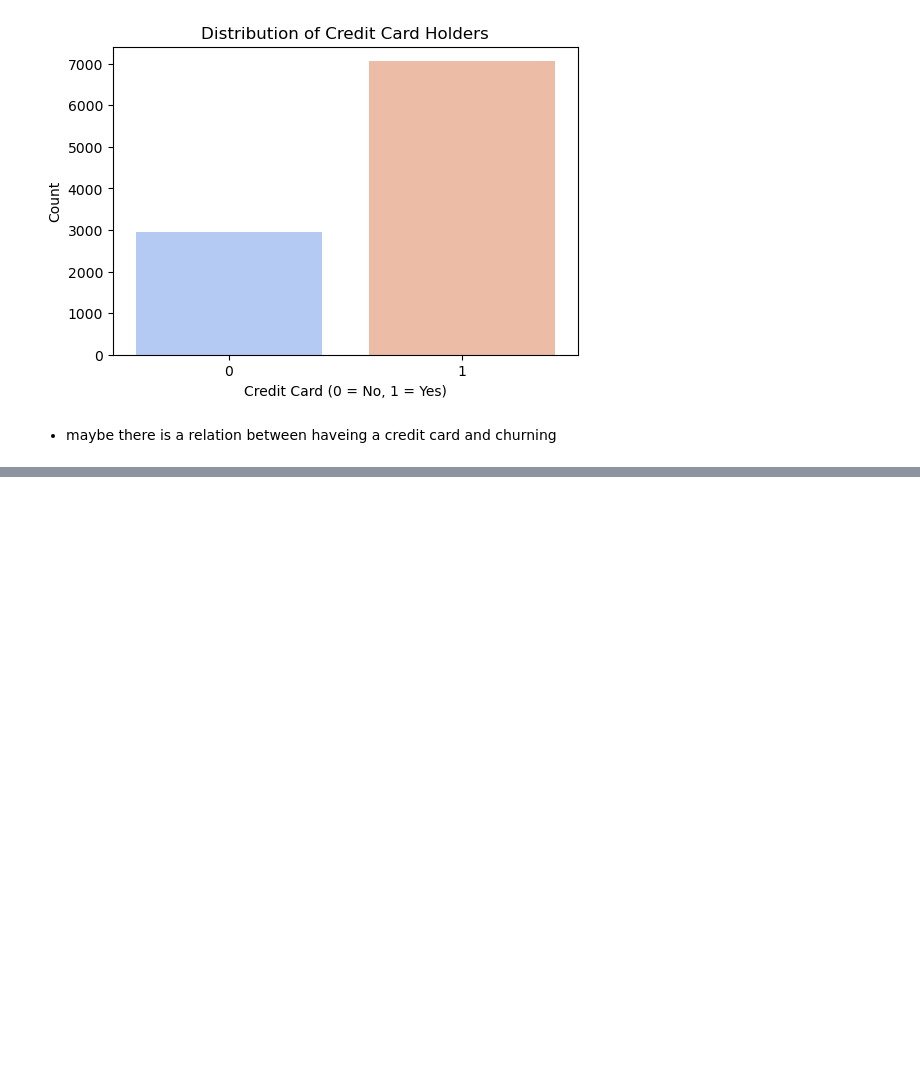
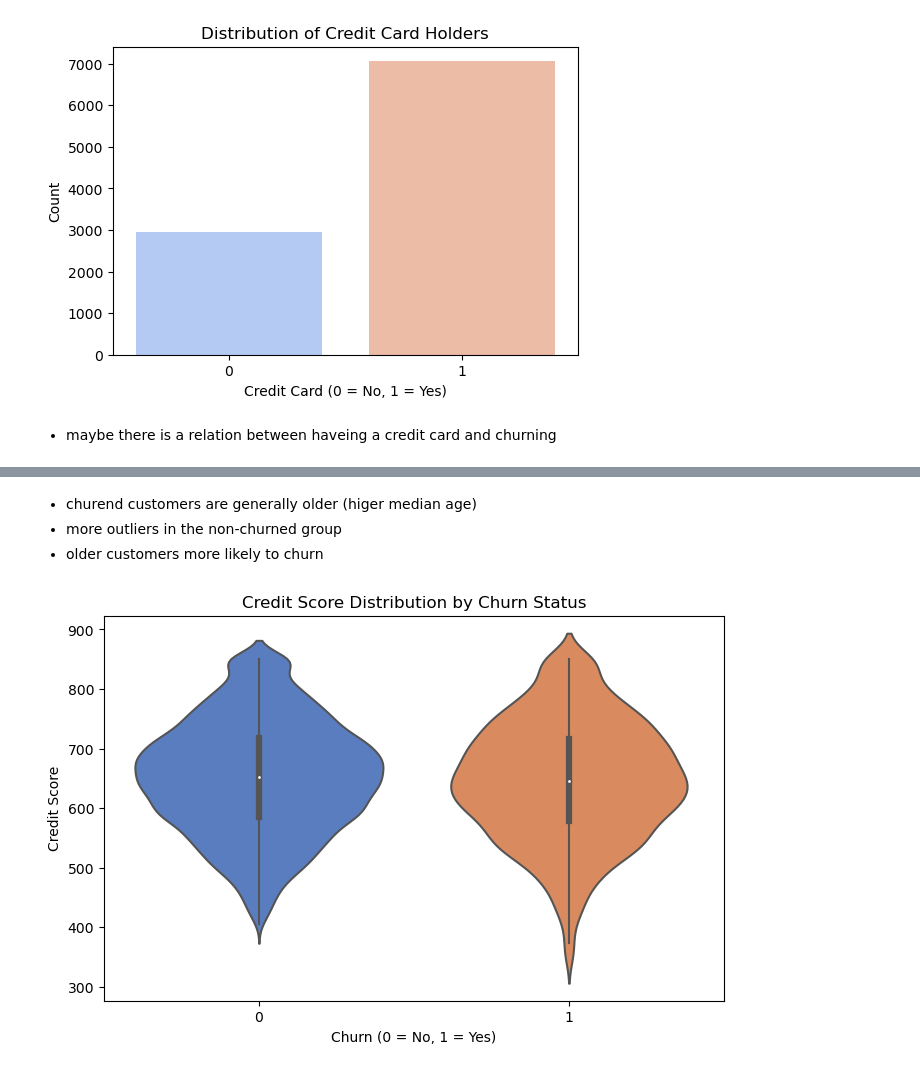
Before and after one commit to ejarazi2004/customer-churn-prediction, a Jupyter notebook: notebooks/01_exploratory_data_analysis.ipynb, the cells around one changed output, grey strips where cells are left out. Drawn from its saved outputs; the diff is of its cells as text; code cells hidden in the pictures; blank space fills up the shorter version.

```diff
--- a/notebooks/01_exploratory_data_analysis.ipynb
+++ b/notebooks/01_exploratory_data_analysis.ipynb
@@ -185,0 +212,14 @@ plt.show()
+# %% [markdown]
+- churend customers are generally older (higer median age)
+- more outliers in the non-churned group
+- older customers more likely to churn
+# %%
+plt.figure(figsize=(8, 5))
+sns.violinplot(x=df['churn'], y=df['credit_score'], palette='muted')
+plt.xlabel("Churn (0 = No, 1 = Yes)")
+plt.ylabel("Credit Score")
+plt.title("Credit Score Distribution by Churn Status")
+save_fig("eda-num-credit-score-by-churn-status")
+plt.show()
+# %% [output]
+[figure, added]
```
Also changed, not shown: parts of 23 cells of this notebook.
